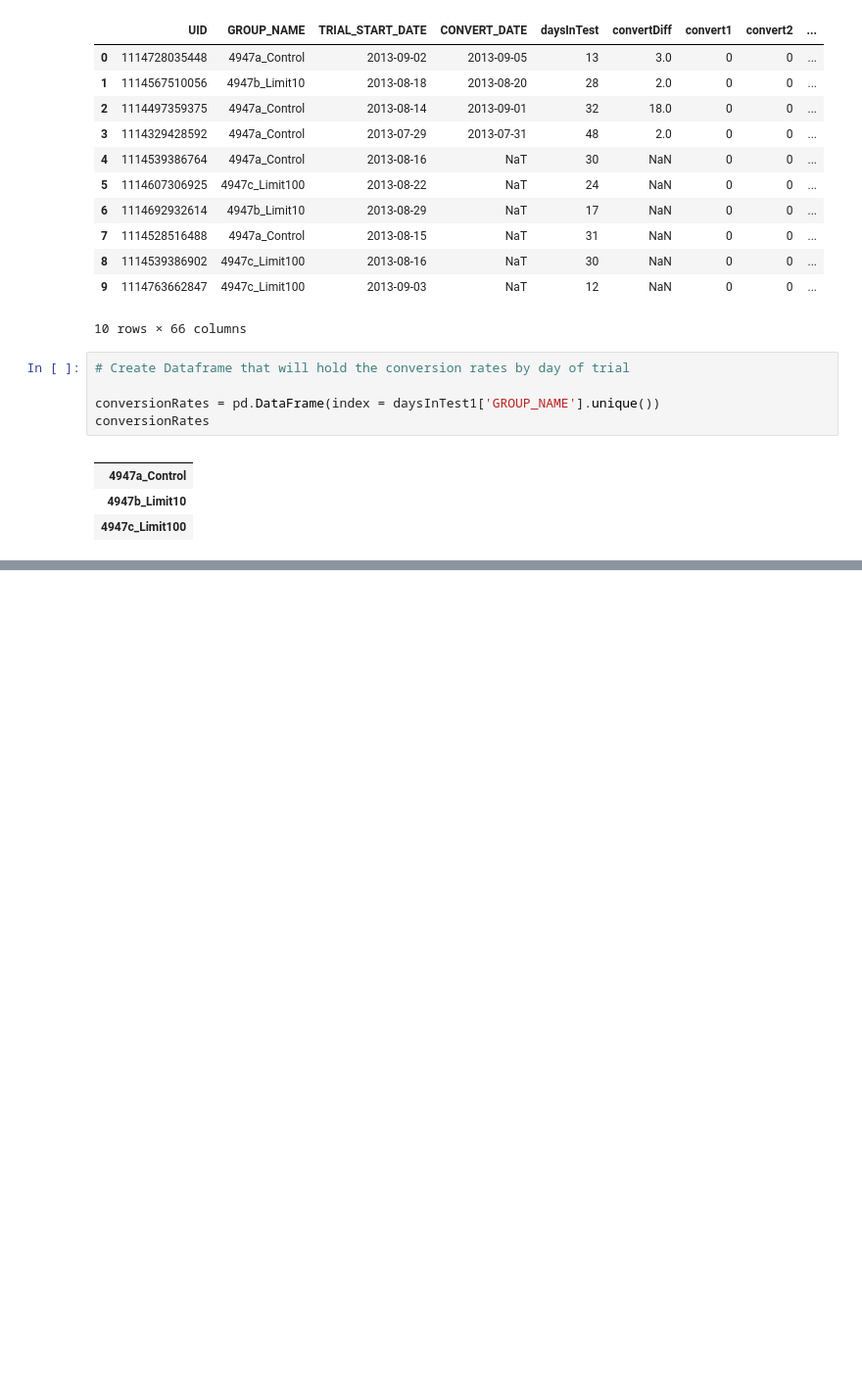
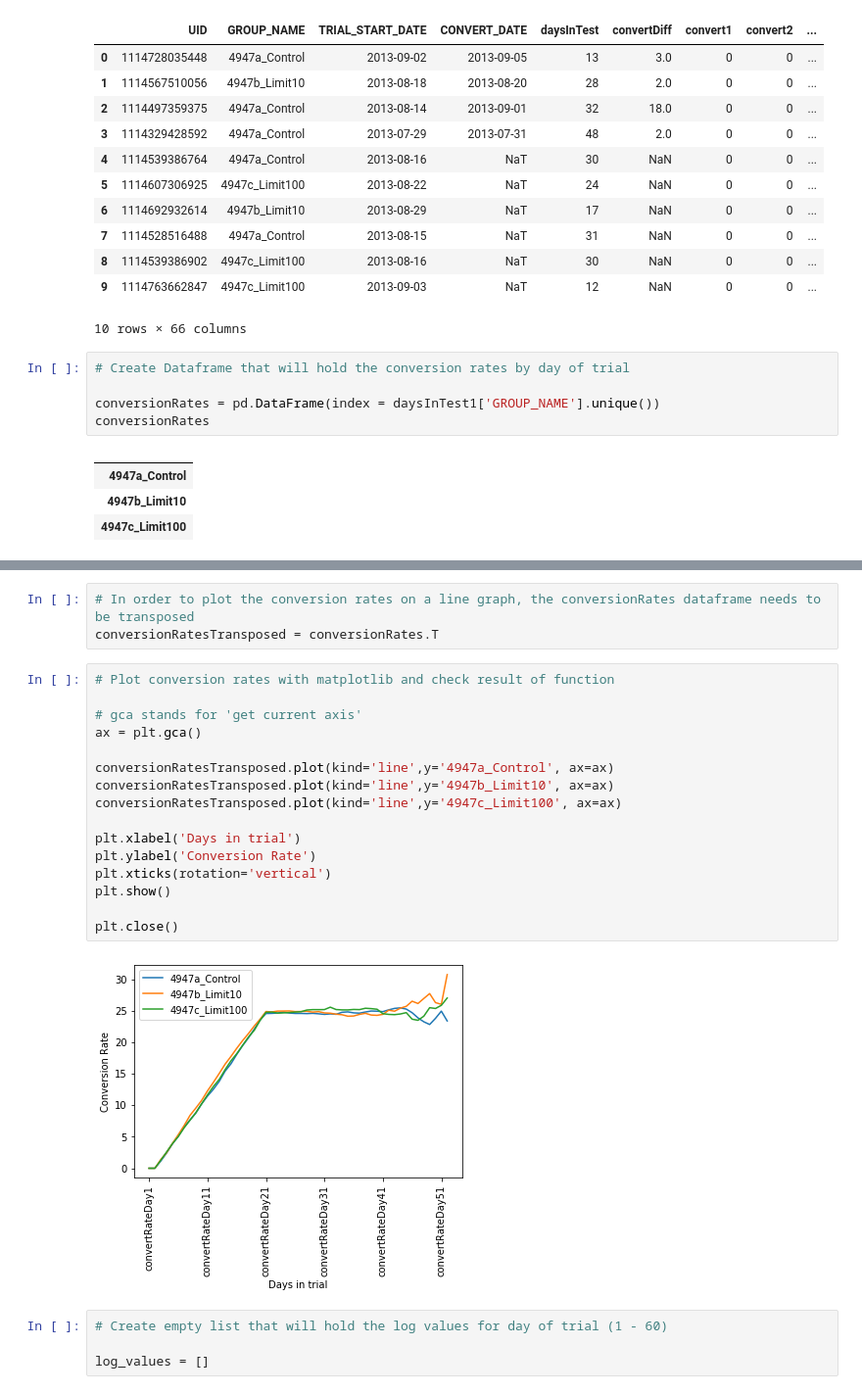
Before and after one commit to mattpupa/AB_TestForecast, a Jupyter notebook: AB_TestForecast_v1.ipynb, the cells around one changed output, grey strips where cells are left out. Shown: that part at 98% size. Cells and saved outputs as stored; diff of their text form; blank space fills up the shorter version.

Commit message:
Adding code for plots as well as natural logarithm values

```diff
--- a/AB_TestForecast_v1.ipynb
+++ b/AB_TestForecast_v1.ipynb
@@ -180,0 +164,25 @@ def create_conversion_rates():
+# %%
+# In order to plot the conversion rates on a line graph, the conversionRates dataframe needs to be transposed
+conversionRatesTransposed = conversionRates.T
+# %%
+# Plot conversion rates with matplotlib and check result of function
+
+# gca stands for 'get current axis'
+ax = plt.gca()
+
+conversionRatesTransposed.plot(kind='line',y='4947a_Control', ax=ax)
+conversionRatesTransposed.plot(kind='line',y='4947b_Limit10', ax=ax)
+conversionRatesTransposed.plot(kind='line',y='4947c_Limit100', ax=ax)
+
+plt.xlabel('Days in trial')
+plt.ylabel('Conversion Rate')
+plt.xticks(rotation='vertical')
+plt.show()
+
+plt.close()
+# %% [output]
+[figure, added]
+# %%
+# Create empty list that will hold the log values for day of trial (1 - 60)
+
+log_values = []
```
Also changed, not shown: parts of 11 cells of this notebook.
